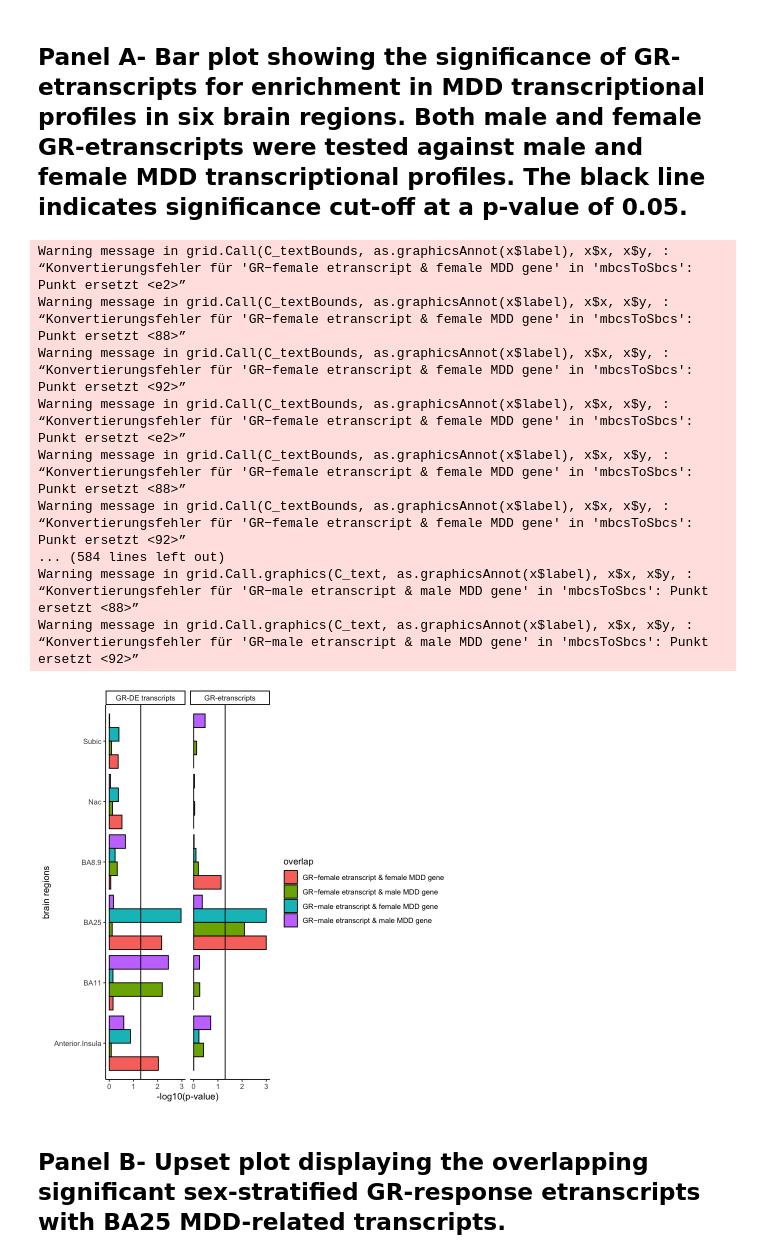
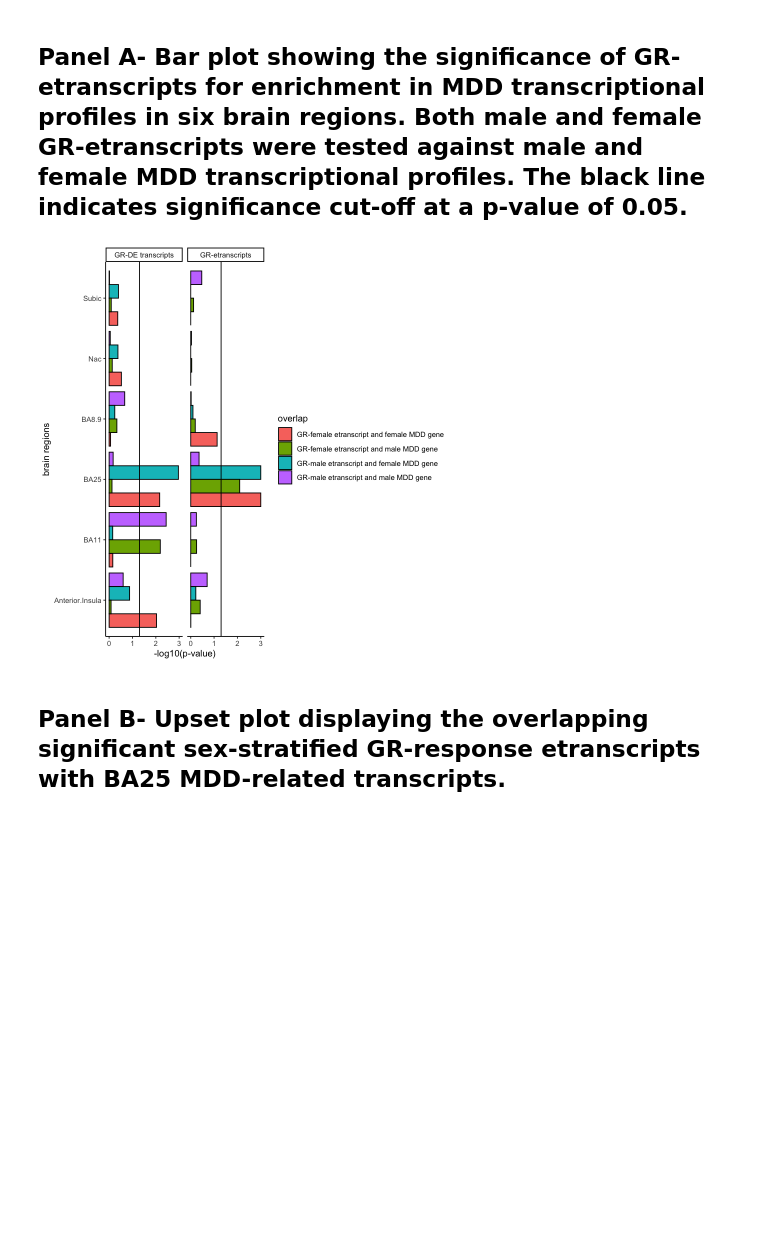
Before and after one commit to jArloth/Sex-Stratified-Analyses, a Jupyter notebook: Figure5.ipynb, the cells around one changed output. Saved outputs shown, nothing was run; the diff lists cells and outputs as text; code cells hidden in the pictures; blank space fills up the shorter version.

```diff
--- a/Figure5.ipynb
+++ b/Figure5.ipynb
@@ -11,48 +12,31 @@ Warning message:
 # %%
 data.genes <-  readRDS("data/fig4A_transcripts_results.rds")
 colnames(data.genes)[2]="Anterior.Insula"
 data.genes.log <- cbind(data.genes$X,-log10(data.genes[,-1]))
 colnames(data.genes.log)[1] <- "varname"
 data.genes.log.t <-  t(data.genes.log[,-1] )
 colnames(data.genes.log.t) <- data.genes.log$varname
 data.genes.log.melt <- melt(t(data.genes.log.t))
 data.genes.log.melt$data="GR-DE transcripts"
 
 data.egenes <-  readRDS("data/fig4A_etranscripts_results.rds")
 data.egenes.log <- cbind(data.egenes$X,-log10(data.egenes[,-1]))
 colnames(data.egenes.log)[1] <- "varname"
 data.egenes.log.t <-  t(data.egenes.log[,-1] )
 colnames(data.egenes.log.t) <- data.egenes.log$varname
 data.egenes.log.melt <- melt(t(data.egenes.log.t))
 data.egenes.log.melt$data="GR-etranscripts"
 
 both <- rbind(data.genes.log.melt,data.egenes.log.melt)
 both$overlap=""
-both[both$Var1=="mGRtranscripts_m"|both$Var1=="mGRetranscripts_m",]$overlap="GR−male etranscript & male MDD gene"
-both[both$Var1=="mGRtranscripts_f"|both$Var1=="mGRetranscripts_f",]$overlap="GR−male etranscript & female MDD gene"
-both[both$Var1=="fGRtranscripts_f"|both$Var1=="fGRetranscripts_f",]$overlap="GR−female etranscript & female MDD gene"
-both[both$Var1=="fGRtranscripts_m"|both$Var1=="fGRetranscripts_m",]$overlap="GR−female etranscript & male MDD gene"
+both[both$Var1=="mGRtranscripts_m"|both$Var1=="mGRetranscripts_m",]$overlap="GR-male etranscript and male MDD gene"
+both[both$Var1=="mGRtranscripts_f"|both$Var1=="mGRetranscripts_f",]$overlap="GR-male etranscript and female MDD gene"
+both[both$Var1=="fGRtranscripts_f"|both$Var1=="fGRetranscripts_f",]$overlap="GR-female etranscript and female MDD gene"
+both[both$Var1=="fGRtranscripts_m"|both$Var1=="fGRetranscripts_m",]$overlap="GR-female etranscript and male MDD gene"
 ggplot(both, aes(x = Var2, y=value,fill=overlap)) +
   geom_bar(stat="identity", colour="black", position=position_dodge())+geom_hline(yintercept = -log10(0.05))+
   coord_flip()+theme_classic()+ylab("-log10(p-value)")+xlab("brain regions")+facet_wrap(~data)
 # %% [output]
-Warning message in grid.Call(C_textBounds, as.graphicsAnnot(x$label), x$x, x$y, :
-“Konvertierungsfehler für 'GR−female etranscript & female MDD gene' in 'mbcsToSbcs': Punkt ersetzt <e2>”
-Warning message in grid.Call(C_textBounds, as.graphicsAnnot(x$label), x$x, x$y, :
-“Konvertierungsfehler für 'GR−female etranscript & female MDD gene' in 'mbcsToSbcs': Punkt ersetzt <88>”
-Warning message in grid.Call(C_textBounds, as.graphicsAnnot(x$label), x$x, x$y, :
-“Konvertierungsfehler für 'GR−female etranscript & female MDD gene' in 'mbcsToSbcs': Punkt ersetzt <92>”
-Warning message in grid.Call(C_textBounds, as.graphicsAnnot(x$label), x$x, x$y, :
-“Konvertierungsfehler für 'GR−female etranscript & female MDD gene' in 'mbcsToSbcs': Punkt ersetzt <e2>”
-Warning message in grid.Call(C_textBounds, as.graphicsAnnot(x$label), x$x, x$y, :
-“Konvertierungsfehler für 'GR−female etranscript & female MDD gene' in 'mbcsToSbcs': Punkt ersetzt <88>”
-Warning message in grid.Call(C_textBounds, as.graphicsAnnot(x$label), x$x, x$y, :
-“Konvertierungsfehler für 'GR−female etranscript & female MDD gene' in 'mbcsToSbcs': Punkt ersetzt <92>”
-... (584 lines left out)
-Warning message in grid.Call.graphics(C_text, as.graphicsAnnot(x$label), x$x, x$y, :
-“Konvertierungsfehler für 'GR−male etranscript & male MDD gene' in 'mbcsToSbcs': Punkt ersetzt <88>”
-Warning message in grid.Call.graphics(C_text, as.graphicsAnnot(x$label), x$x, x$y, :
-“Konvertierungsfehler für 'GR−male etranscript & male MDD gene' in 'mbcsToSbcs': Punkt ersetzt <92>”
-[figure, old version]
+[figure, new version]
 # %% [markdown]
 ## Panel B- Upset plot displaying the overlapping significant sex-stratified GR-response etranscripts with BA25 MDD-related transcripts.
```
Also changed, not shown: parts of 8 cells of this notebook.
